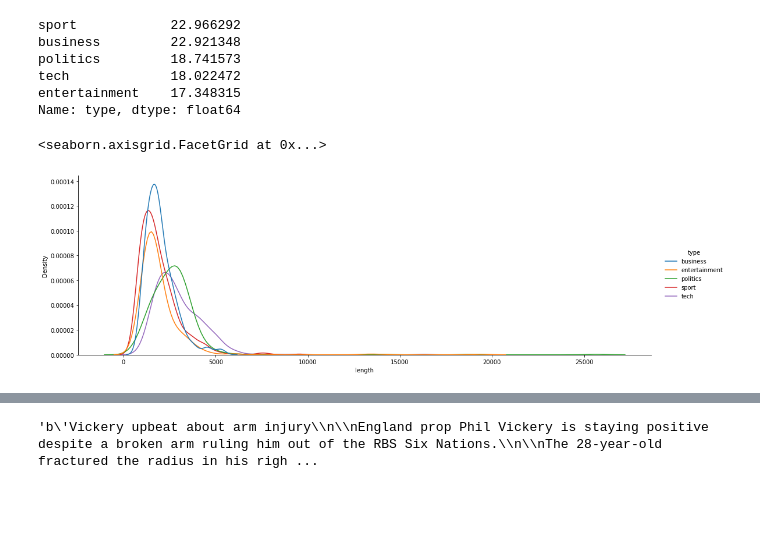
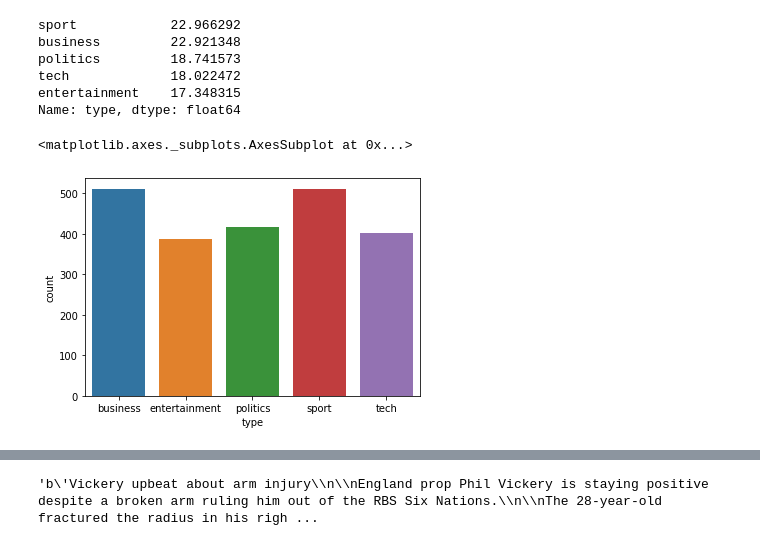
Before and after one commit to SuhelAnsari9272/Topic-Modeling-on-News-Articles-, a Jupyter notebook: Suhel_Topic_Modeling_on_News_Articles_Capstone_Project.ipynb, the cells around one changed output, grey strips where cells are left out. Drawn from its saved outputs; the diff is of its cells as text; code cells hidden in the pictures; blank space fills up the shorter version.

```diff
--- a/Suhel_Topic_Modeling_on_News_Articles_Capstone_Project.ipynb
+++ b/Suhel_Topic_Modeling_on_News_Articles_Capstone_Project.ipynb
@@ -179,12 +186,12 @@ politics         18.741573
 tech             18.022472
 entertainment    17.348315
 Name: type, dtype: float64
-# %%
-#distribution of length of different news type
-sns.displot(df, x="length", hue="type", kind="kde",height=5,aspect =3 )
-# %% [output]
-<seaborn.axisgrid.FacetGrid at 0x...>
-[figure, removed]
+# %%
+#Countplot of different types of Articles in the data
+sns.countplot(df['type'])
+# %% [output]
+<matplotlib.axes._subplots.AxesSubplot at 0x...>
+[figure, added]
 # %%
 #distribution of length of different news type
 sns.displot(df, x="word_count", hue="type", kind="kde",height=5,aspect =3 )
```
Also changed, not shown: parts of 52 cells of this notebook.
